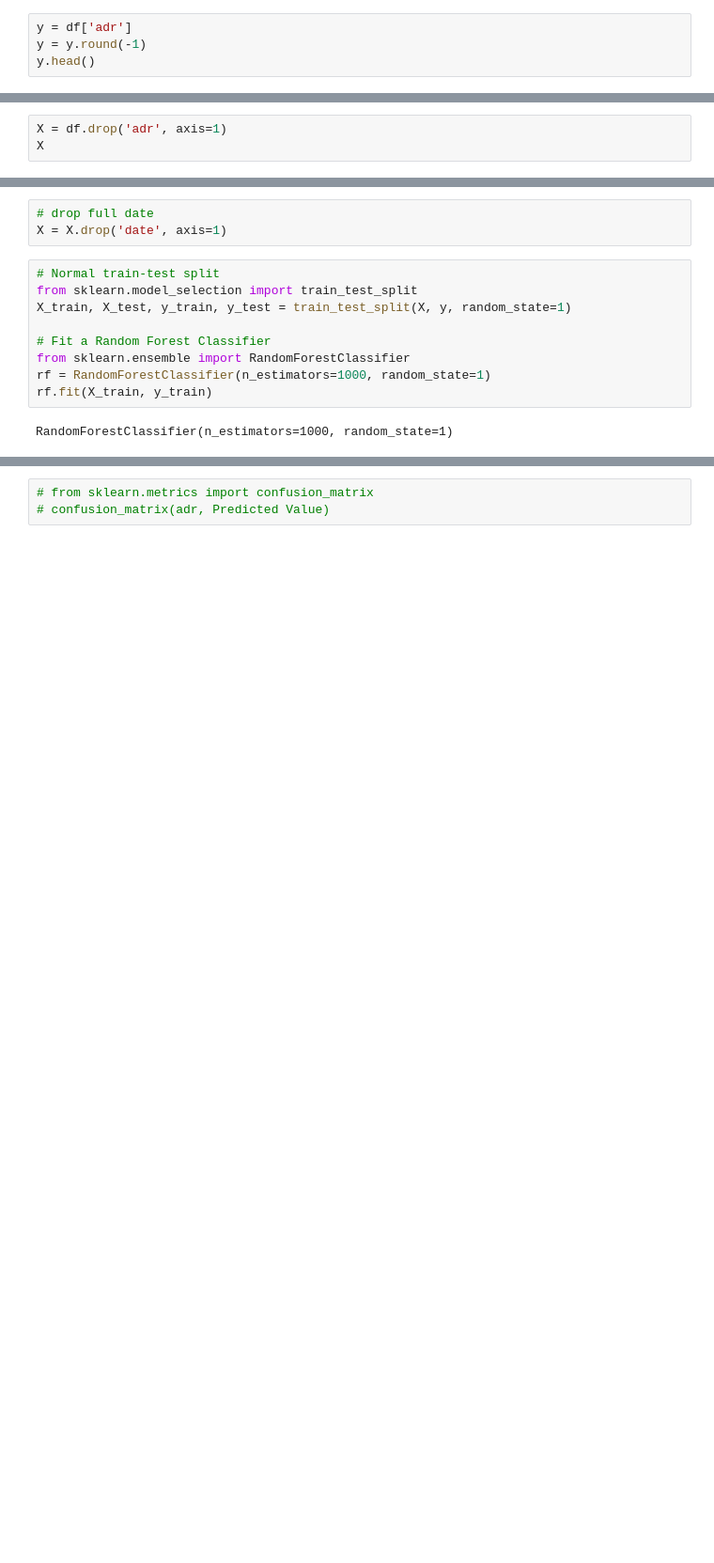
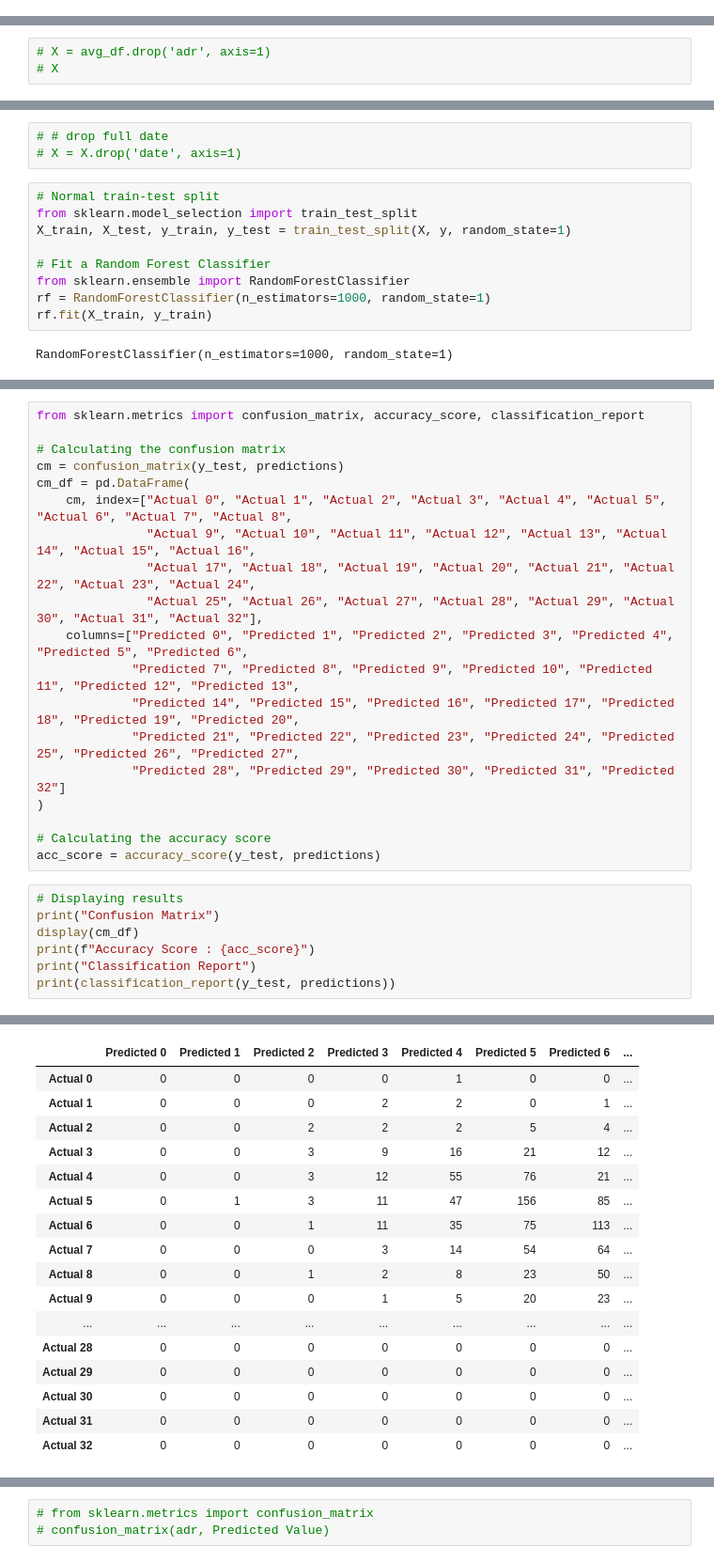
Before and after one commit to johnmyronmillar/HotelPricePredictor, a Jupyter notebook: Code/Averages.ipynb, the cells around one changed output, grey strips where cells are left out. Shown at 94% size. Cells and saved outputs as stored; diff of their text form; blank space fills up the shorter version.

```diff
--- a/Code/Averages.ipynb
+++ b/Code/Averages.ipynb
@@ -272,4 +339,0 @@ df
-# %%
-y = df['adr']
-y = y.round(-1)
-y.head()
@@ -283,3 +340,3 @@ Name: adr, dtype: float64
 # %%
-X = df.drop('adr', axis=1)
-X
+# X = avg_df.drop('adr', axis=1)
+# X
@@ -300,6 +343,6 @@ X
 # %%
-# drop full date
-X = X.drop('date', axis=1)
+# # drop full date
+# X = X.drop('date', axis=1)
 # %%
 # Normal train-test split
 from sklearn.model_selection import train_test_split
@@ -348,0 +360,27 @@ Results.hvplot(kind='scatter', x='Date', y='Diff')
+# %%
+from sklearn.metrics import confusion_matrix, accuracy_score, classification_report
+
+# Calculating the confusion matrix
+cm = confusion_matrix(y_test, predictions)
+cm_df = pd.DataFrame(
+    cm, index=["Actual 0", "Actual 1", "Actual 2", "Actual 3", "Actual 4", "Actual 5", "Actual 6", "Actual 7", "Actual 8",
+               "Actual 9", "Actual 10", "Actual 11", "Actual 12", "Actual 13", "Actual 14", "Actual 15", "Actual 16",
+               "Actual 17", "Actual 18", "Actual 19", "Actual 20", "Actual 21", "Actual 22", "Actual 23", "Actual 24",
+               "Actual 25", "Actual 26", "Actual 27", "Actual 28", "Actual 29", "Actual 30", "Actual 31", "Actual 32"],
+    columns=["Predicted 0", "Predicted 1", "Predicted 2", "Predicted 3", "Predicted 4", "Predicted 5", "Predicted 6",
+             "Predicted 7", "Predicted 8", "Predicted 9", "Predicted 10", "Predicted 11", "Predicted 12", "Predicted 13",
+             "Predicted 14", "Predicted 15", "Predicted 16", "Predicted 17", "Predicted 18", "Predicted 19", "Predicted 20",
+             "Predicted 21", "Predicted 22", "Predicted 23", "Predicted 24", "Predicted 25", "Predicted 26", "Predicted 27",
+             "Predicted 28", "Predicted 29", "Predicted 30", "Predicted 31", "Predicted 32"]
+)
+
+# Calculating the accuracy score
+acc_score = accuracy_score(y_test, predictions)
+# %%
+# Displaying results
+print("Confusion Matrix")
+display(cm_df)
+print(f"Accuracy Score : {acc_score}")
+print("Classification Report")
+print(classification_report(y_test, predictions))
+# %% [output]
@@ -348,0 +388,17 @@ Results.hvplot(kind='scatter', x='Date', y='Diff')
+|  | Predicted 0 | Predicted 1 | Predicted 2 | Predicted 3 | Predicted 4 | Predicted 5 | Predicted 6 | ... |
+| Actual 0 | 0 | 0 | 0 | 0 | 1 | 0 | 0 | ... |
+| Actual 1 | 0 | 0 | 0 | 2 | 2 | 0 | 1 | ... |
+| Actual 2 | 0 | 0 | 2 | 2 | 2 | 5 | 4 | ... |
+| Actual 3 | 0 | 0 | 3 | 9 | 16 | 21 | 12 | ... |
+| Actual 4 | 0 | 0 | 3 | 12 | 55 | 76 | 21 | ... |
+| Actual 5 | 0 | 1 | 3 | 11 | 47 | 156 | 85 | ... |
+| Actual 6 | 0 | 0 | 1 | 11 | 35 | 75 | 113 | ... |
+| Actual 7 | 0 | 0 | 0 | 3 | 14 | 54 | 64 | ... |
+| Actual 8 | 0 | 0 | 1 | 2 | 8 | 23 | 50 | ... |
+| Actual 9 | 0 | 0 | 0 | 1 | 5 | 20 | 23 | ... |
+| ... | ... | ... | ... | ... | ... | ... | ... | ... |
+| Actual 28 | 0 | 0 | 0 | 0 | 0 | 0 | 0 | ... |
+| Actual 29 | 0 | 0 | 0 | 0 | 0 | 0 | 0 | ... |
+| Actual 30 | 0 | 0 | 0 | 0 | 0 | 0 | 0 | ... |
+| Actual 31 | 0 | 0 | 0 | 0 | 0 | 0 | 0 | ... |
+| Actual 32 | 0 | 0 | 0 | 0 | 0 | 0 | 0 | ... |
```
Also changed, not shown: parts of 26 cells of this notebook, 2 other files.
